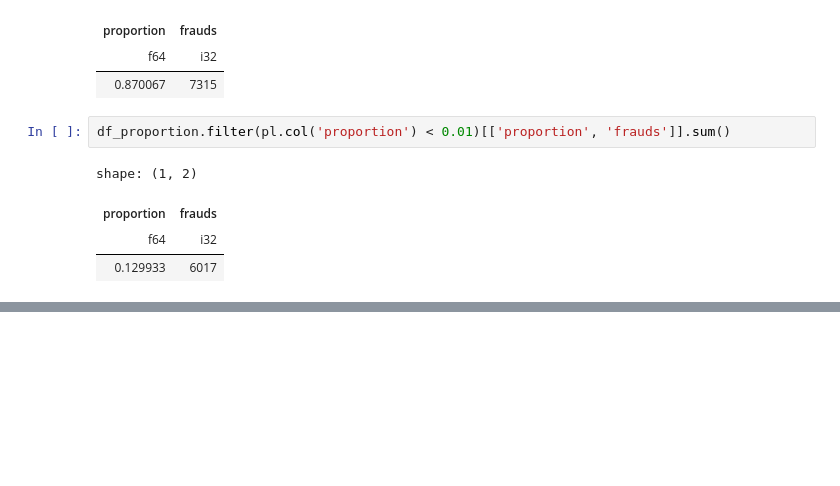
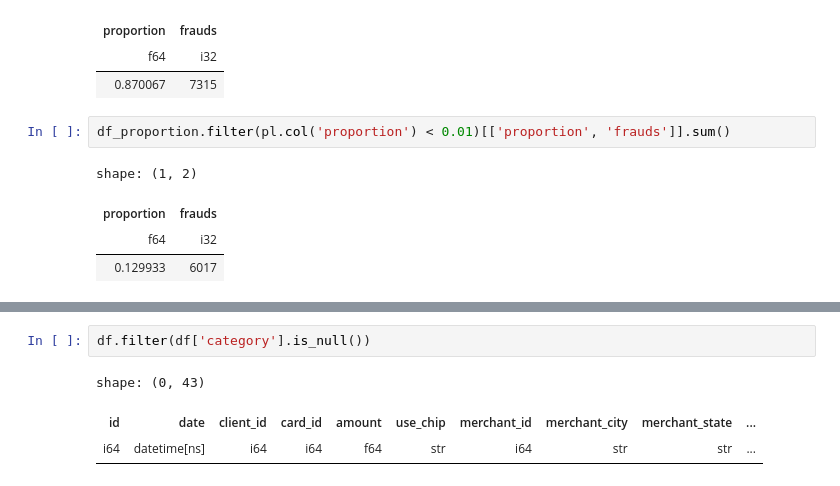
Before and after one commit to Angelicogfa/tcc_mba_datascience_analytics_usp_esalq, a Jupyter notebook: 03-modelagem_dados.ipynb, the cells around one changed output, grey strips where cells are left out. Cells and saved outputs as stored; diff of their text form; blank space fills up the shorter version.

```diff
--- a/03-modelagem_dados.ipynb
+++ b/03-modelagem_dados.ipynb
@@ -515,6 +320,12 @@ shape: (5, 43)
 | 7475329 | 2010-01-01 00:02:00 | 1129 | 102 | 80.0 | "Swipe Transaction" | 27092 | "Vista" | "CA" | ... |
 | 7475332 | 2010-01-01 00:06:00 | 848 | 3915 | 46.41 | "Swipe Transaction" | 13051 | "Harwood" | "MD" | ... |
 | 7475333 | 2010-01-01 00:07:00 | 1807 | 165 | 4.81 | "Swipe Transaction" | 20519 | "Bronx" | "NY" | ... |
+# %%
+df.filter(df['category'].is_null())
+# %% [output]
+shape: (0, 43)
+| id | date | client_id | card_id | amount | use_chip | merchant_id | merchant_city | merchant_state | ... |
+| i64 | datetime[ns] | i64 | i64 | f64 | str | i64 | str | str | ... |
 # %%
 for column in ['category']:
   df_field = convert_categorical_to_percent(df, column, 'date_window')
```
Also changed, not shown: parts of 40 cells of this notebook.
